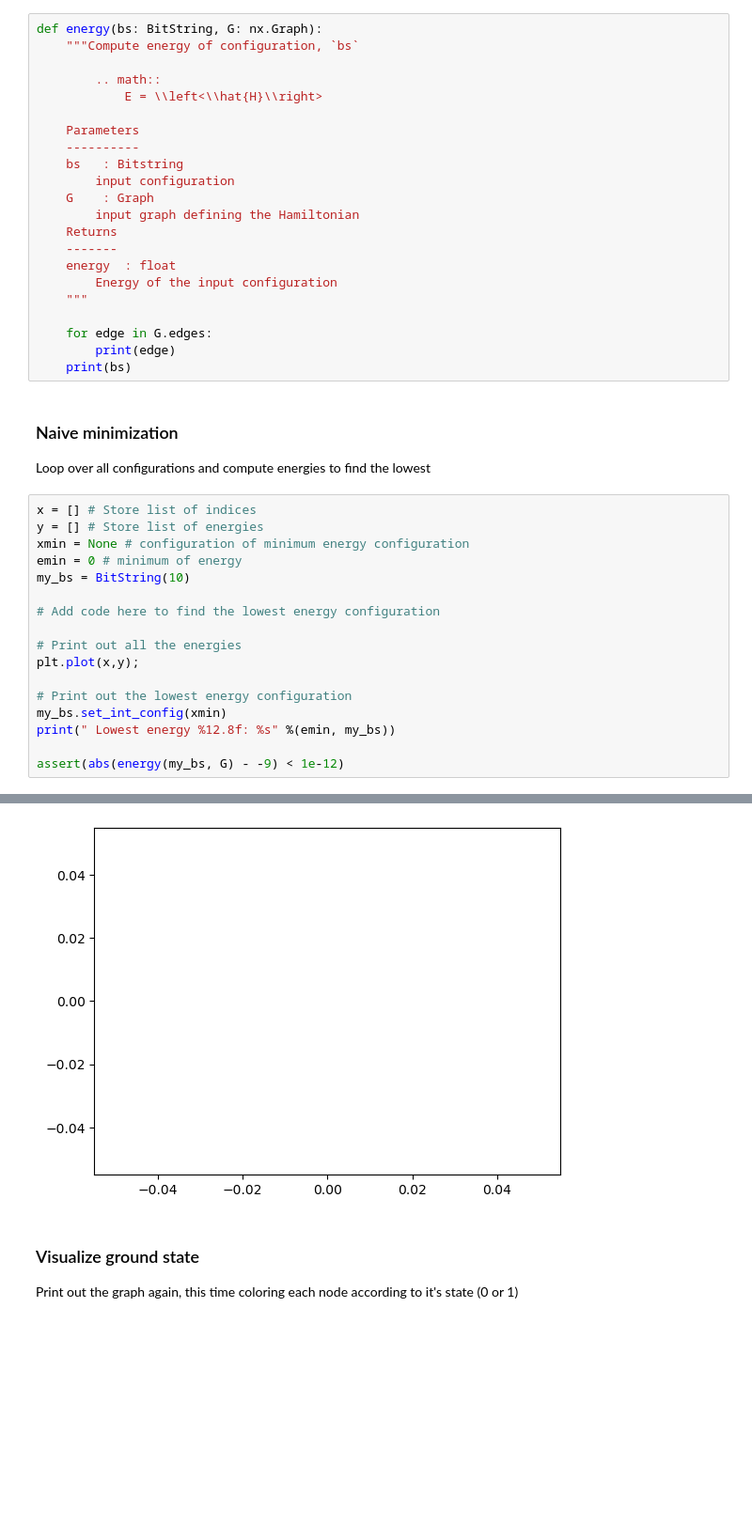
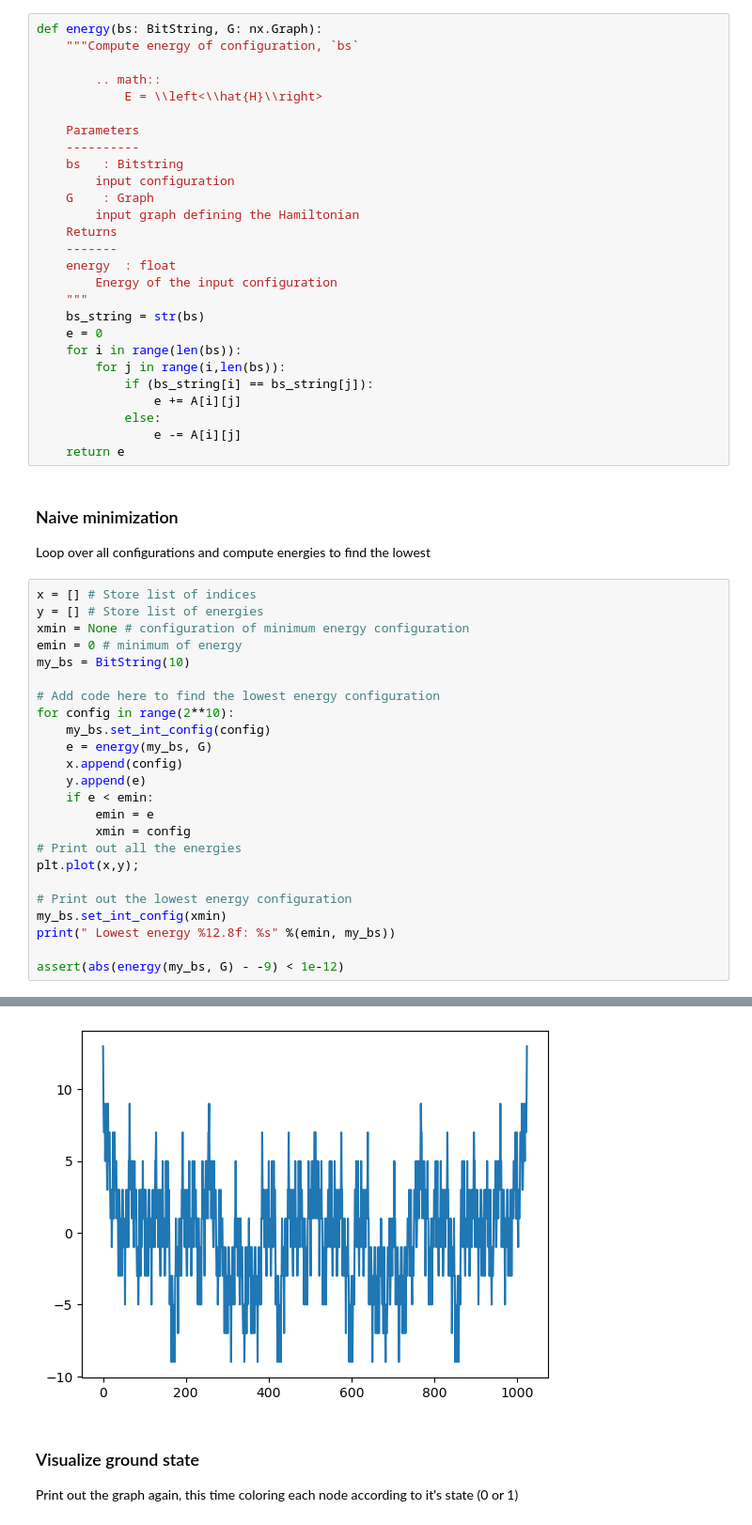
Before and after one commit to MaxLinville/QuantumSoftware, a Jupyter notebook: assignments/MaxLinville_graph_energy.ipynb, the cells around one changed output, grey strips where cells are left out. Shown at 94% size. Saved outputs shown, nothing was run; the diff lists cells and outputs as text; blank space fills up the shorter version.

Commit message:
Graph Energy, Thermo Avgs, Start of Package

```diff
--- a/assignments/MaxLinville_graph_energy.ipynb
+++ b/assignments/MaxLinville_graph_energy.ipynb
@@ -117,10 +117,15 @@ def energy(bs: BitString, G: nx.Graph):
     energy  : float
         Energy of the input configuration
     """
-
-    for edge in G.edges:
-        print(edge)
-    print(bs)
+    bs_string = str(bs)
+    e = 0
+    for i in range(len(bs)):
+        for j in range(i,len(bs)):
+            if (bs_string[i] == bs_string[j]):
+                e += A[i][j]
+            else:
+                e -= A[i][j]
+    return e
 # %% [markdown]
 ### Naive minimization
 
@@ -133,7 +138,14 @@ emin = 0 # minimum of energy
 my_bs = BitString(10)
 
 # Add code here to find the lowest energy configuration
-
+for config in range(2**10):
+    my_bs.set_int_config(config)
+    e = energy(my_bs, G)
+    x.append(config)
+    y.append(e)
+    if e < emin:
+        emin = e
+        xmin = config
 # Print out all the energies
 plt.plot(x,y);
 
@@ -147,4 +159,4 @@ TypeError: unsupported operand type(s) for %: 'NoneType' and 'int'
-[figure, old version]
+[figure, new version]
 # %% [markdown]
 ### Visualize ground state
 Print out the graph again, this time coloring each node according to it's state (0 or 1)
```
Also changed, not shown: parts of 3 cells of this notebook, 36 other files.
